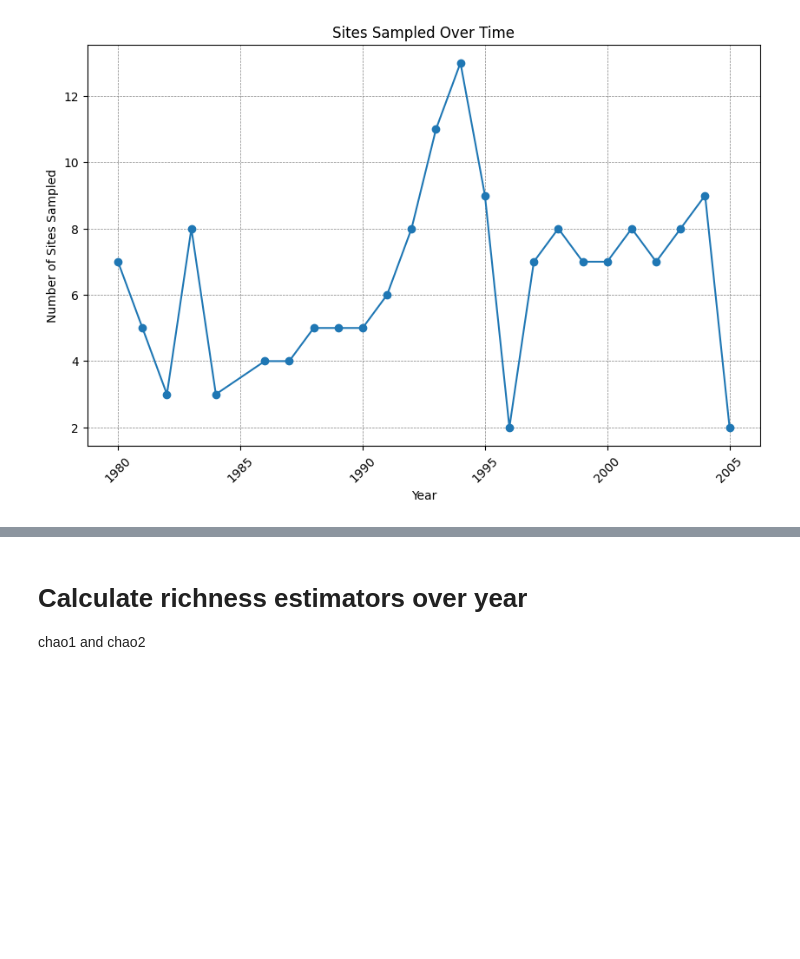
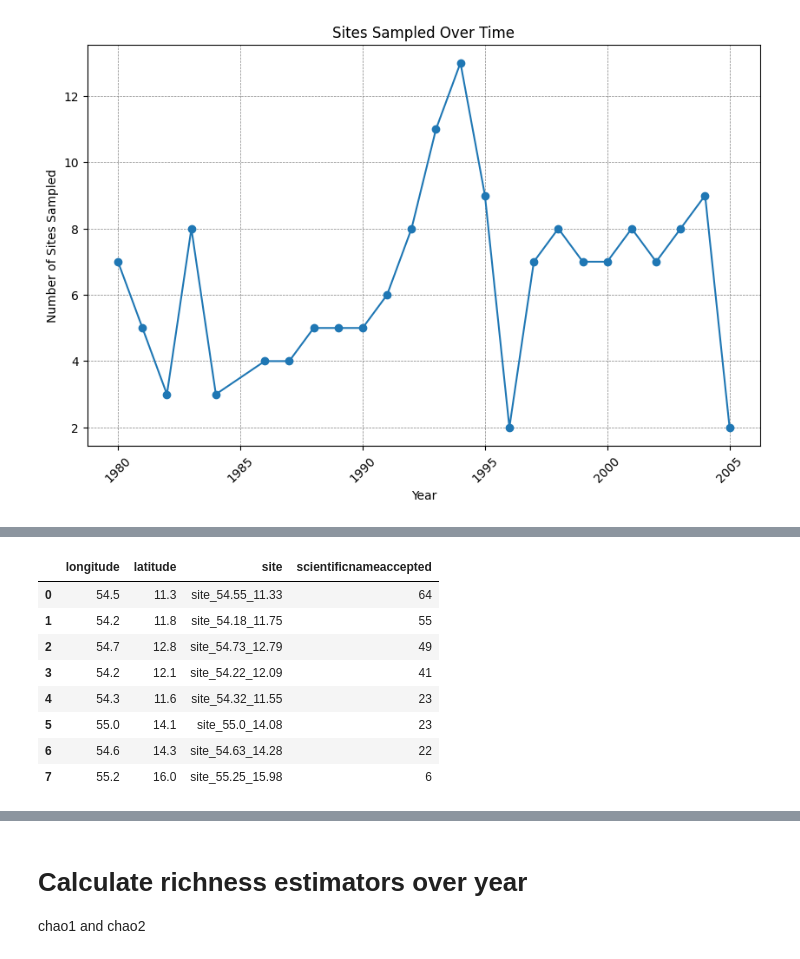
Before and after one commit to TrangNg-Th/QB2025-Project, a Jupyter notebook: 1.analysis.ipynb, the cells around one changed output, grey strips where cells are left out. Saved outputs shown, nothing was run; the diff lists cells and outputs as text; code cells hidden in the pictures; blank space fills up the shorter version.

```diff
--- a/1.analysis.ipynb
+++ b/1.analysis.ipynb
@@ -72,0 +105,19 @@ Text(0, 0.5, 'Species richness')
+# %%
+# !pip install cartopy
+# !pip install geoviews
+
+data
+#
+geoplot = data[data["year"]==2003].groupby(["longitude", "latitude","site"])["scientificnameaccepted"].nunique().sort_values(ascending=False).reset_index()
+# %%
+geoplot
+# %% [output]
+|  | longitude | latitude | site | scientificnameaccepted |
+| 0 | 54.5 | 11.3 | site_54.55_11.33 | 64 |
+| 1 | 54.2 | 11.8 | site_54.18_11.75 | 55 |
+| 2 | 54.7 | 12.8 | site_54.73_12.79 | 49 |
+| 3 | 54.2 | 12.1 | site_54.22_12.09 | 41 |
+| 4 | 54.3 | 11.6 | site_54.32_11.55 | 23 |
+| 5 | 55.0 | 14.1 | site_55.0_14.08 | 23 |
+| 6 | 54.6 | 14.3 | site_54.63_14.28 | 22 |
+| 7 | 55.2 | 16.0 | site_55.25_15.98 | 6 |
```
Also changed, not shown: parts of 16 cells of this notebook, 49 other files.
